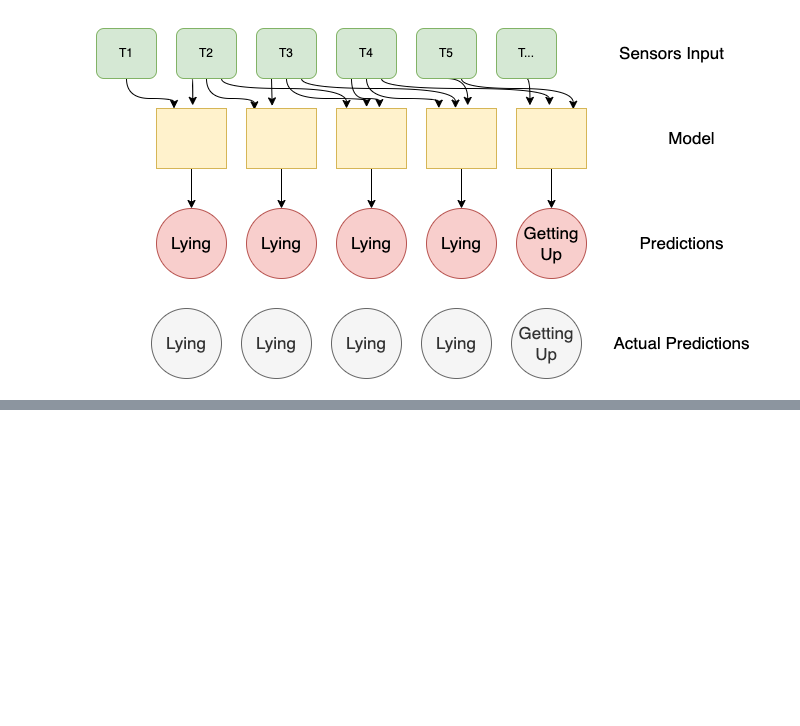
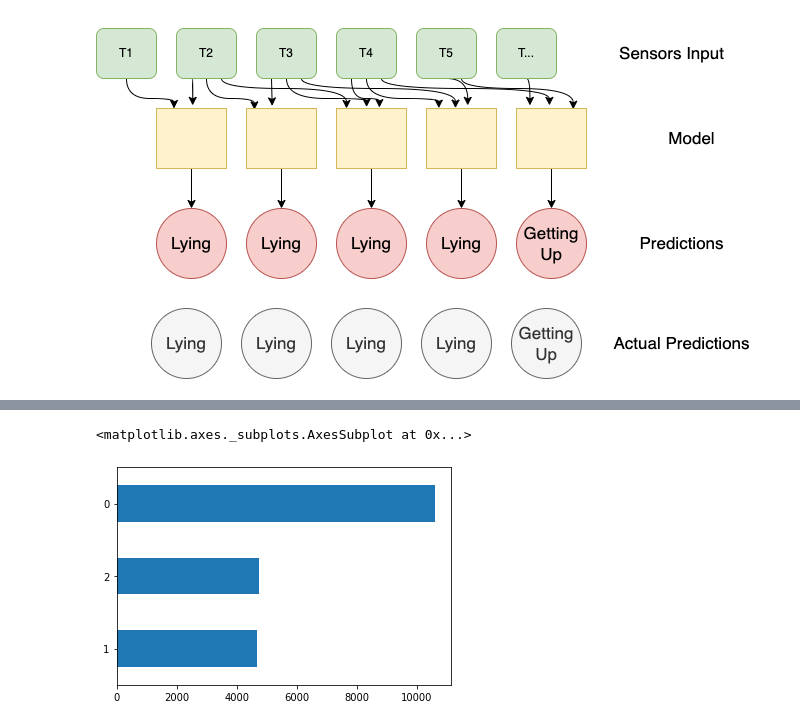
Before and after one commit to oradbarel/Fall-Prevention, a Jupyter notebook: Fall_Prevention.ipynb, the cells around one changed output, grey strips where cells are left out. Cells and saved outputs as stored; diff of their text form; code cells hidden in the pictures; blank space fills up the shorter version.

```diff
--- a/Fall_Prevention.ipynb
+++ b/Fall_Prevention.ipynb
@@ -74,0 +258,5 @@ High level flow chart of the RNN:
+# %%
+df.Pos.value_counts().sort_values().plot(kind = 'barh')
+# %% [output]
+<matplotlib.axes._subplots.AxesSubplot at 0x...>
+[figure, added]
```
Also changed, not shown: parts of 20 cells of this notebook.
